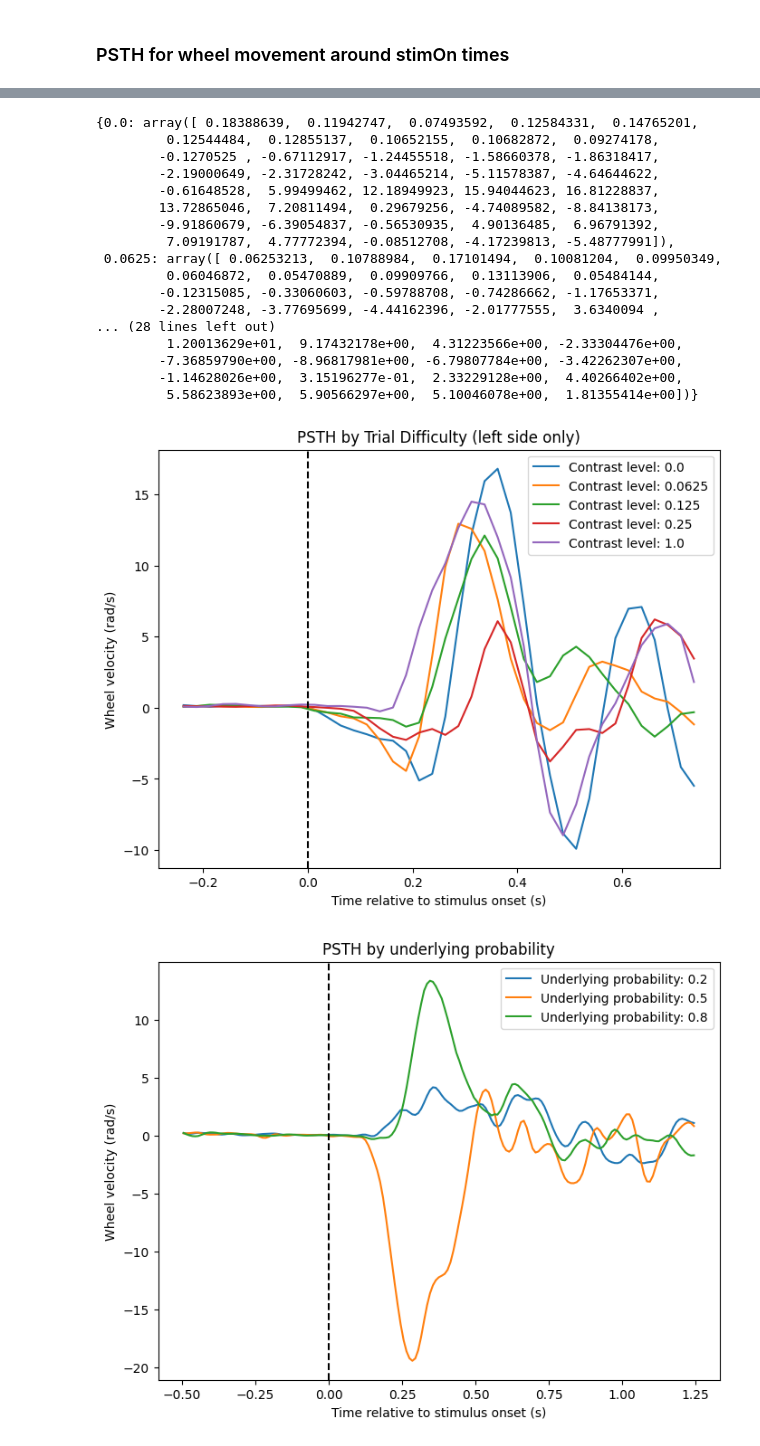
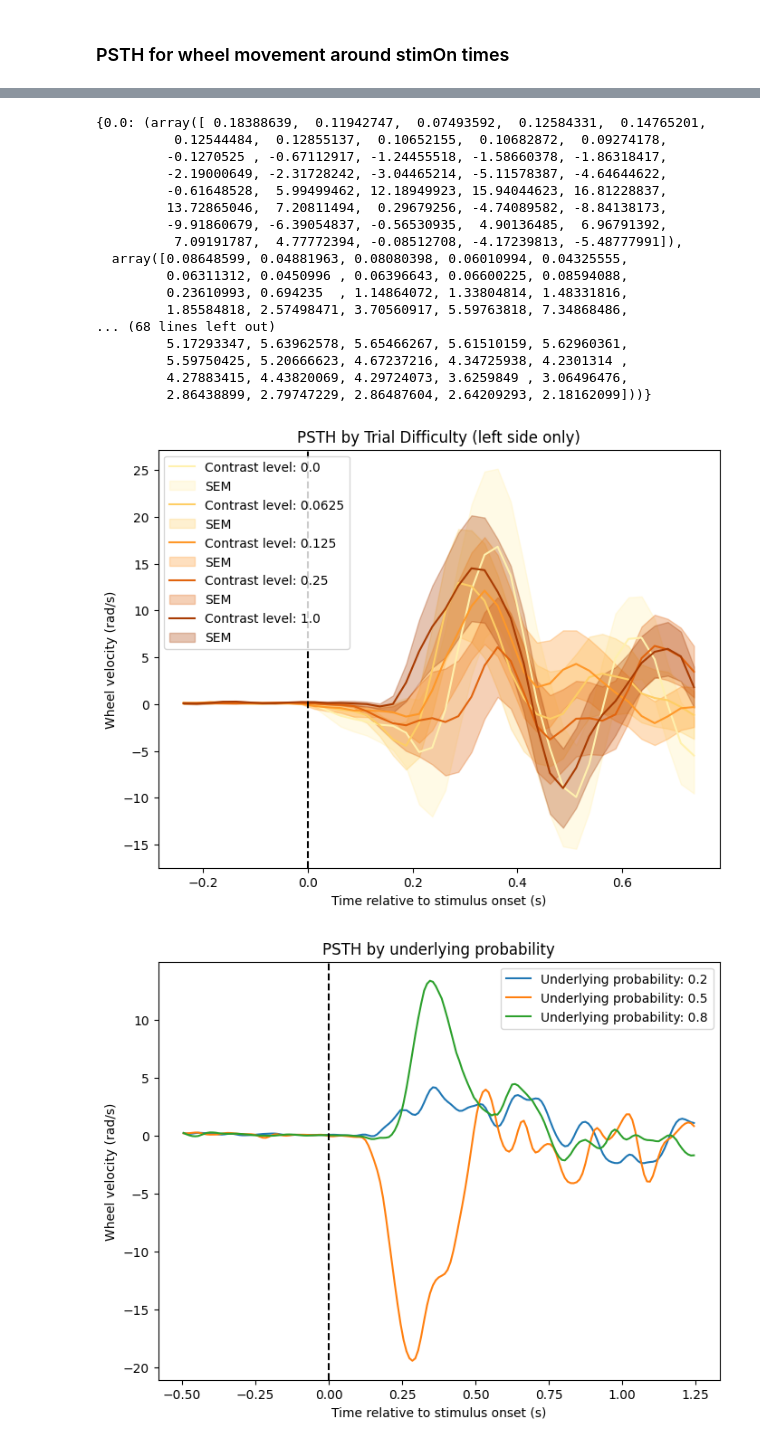
Before and after one commit to davcrom/ibl_neuromodulators, a Jupyter notebook: 02_serotonin_rpe.ipynb, the cells around one changed output, grey strips where cells are left out. Saved outputs shown, nothing was run; the diff lists cells and outputs as text; code cells hidden in the pictures.

```diff
--- a/02_serotonin_rpe.ipynb
+++ b/02_serotonin_rpe.ipynb
@@ -279,8 +278,17 @@ from brainbox.singlecell import bin_spikes
 # Compute raster of wheel in 0.05s bins between 0.5s before the first move is detected to 1s after the first move is detected
 bin_size = 0.05
 pre_time = 0.2
-post_time = 0.5
+post_time = 1
 wheel_raster, times = bin_spikes(sl.wheel['times'], events, pre_time=pre_time, post_time=post_time,
                                  bin_size=bin_size, weights=sl.wheel['velocity'])
 # events
+
+# separate by left and right trials
+left_idx = ~np.isnan(sl.trials['contrastLeft'])
+right_idx = ~np.isnan(sl.trials['contrastRight'])
+wheel_psth_left = np.nanmean(wheel_raster[left_idx], axis=0)
+wheel_psth_right = np.nanmean(wheel_raster[right_idx], axis=0)
+
+# for all trials, not separated by left or right
+psth_avg = np.mean(wheel_raster, axis=0)
 # %%
@@ -330,43 +329,59 @@ for level in contrast_levels:
         weights=sl.wheel['velocity']
     )
 
-    psth = wheel_raster.mean(axis=0)
+    psth = (wheel_raster.mean(axis=0), np.std(wheel_raster, axis=0) / np.sqrt(wheel_raster.shape[0]))
     psth_dict[level] = psth  # store for this level
 
 # formatted for printing
 np.set_printoptions(legacy='1.25')
 psth_dict
+
+# compute the standard error, which is defined as the stdev/sqrt(N)
+# psth_stdev = np.std(wheel_raster, axis=0)
+# psth_ste = psth_stdev / np.sqrt(wheel_raster.shape[0])
+# psth_ste
 # %% [output]
-{0.0: array([ 0.18388639,  0.11942747,  0.07493592,  0.12584331,  0.14765201,
-         0.12544484,  0.12855137,  0.10652155,  0.10682872,  0.09274178,
-        -0.1270525 , -0.67112917, -1.24455518, -1.58660378, -1.86318417,
-        -2.19000649, -2.31728242, -3.04465214, -5.11578387, -4.64644622,
-        -0.61648528,  5.99499462, 12.18949923, 15.94044623, 16.81228837,
-        13.72865046,  7.20811494,  0.29679256, -4.74089582, -8.84138173,
-        -9.91860679, -6.39054837, -0.56530935,  4.90136485,  6.96791392,
-         7.09191787,  4.77772394, -0.08512708, -4.17239813, -5.48777991]),
- 0.0625: array([ 0.06253213,  0.10788984,  0.17101494,  0.10081204,  0.09950349,
-         0.06046872,  0.05470889,  0.09909766,  0.13113906,  0.05484144,
-        -0.12315085, -0.33060603, -0.59788708, -0.74286662, -1.17653371,
-        -2.28007248, -3.77695699, -4.44162396, -2.01777555,  3.6340094 ,
-... (28 lines left out)
-         1.20013629e+01,  9.17432178e+00,  4.31223566e+00, -2.33304476e+00,
-        -7.36859790e+00, -8.96817981e+00, -6.79807784e+00, -3.42262307e+00,
-        -1.14628026e+00,  3.15196277e-01,  2.33229128e+00,  4.40266402e+00,
-         5.58623893e+00,  5.90566297e+00,  5.10046078e+00,  1.81355414e+00])}
+{0.0: (array([ 0.18388639,  0.11942747,  0.07493592,  0.12584331,  0.14765201,
+          0.12544484,  0.12855137,  0.10652155,  0.10682872,  0.09274178,
+         -0.1270525 , -0.67112917, -1.24455518, -1.58660378, -1.86318417,
+         -2.19000649, -2.31728242, -3.04465214, -5.11578387, -4.64644622,
+         -0.61648528,  5.99499462, 12.18949923, 15.94044623, 16.81228837,
+         13.72865046,  7.20811494,  0.29679256, -4.74089582, -8.84138173,
+         -9.91860679, -6.39054837, -0.56530935,  4.90136485,  6.96791392,
+          7.09191787,  4.77772394, -0.08512708, -4.17239813, -5.48777991]),
+  array([0.08648599, 0.04881963, 0.08080398, 0.06010994, 0.04325555,
+         0.06311312, 0.0450996 , 0.06396643, 0.06600225, 0.08594088,
+         0.23610993, 0.694235  , 1.14864072, 1.33804814, 1.48331816,
+         1.85584818, 2.57498471, 3.70560917, 5.59763818, 7.34868486,
+... (68 lines left out)
+         5.17293347, 5.63962578, 5.65466267, 5.61510159, 5.62960361,
+         5.59750425, 5.20666623, 4.67237216, 4.34725938, 4.2301314 ,
+         4.27883415, 4.43820069, 4.29724073, 3.6259849 , 3.06496476,
+         2.86438899, 2.79747229, 2.86487604, 2.64209293, 2.18162099]))}
 # %%
+import seaborn as sns
+
 plt.figure(figsize=(8, 6))
+n_lines = len(psth_dict)
+
+# Get discrete colors from the 'Blues' palette
+palette = sns.color_palette("YlOrBr", n_lines)  # returns list of RGB tuples
+
+idx = 0
 for level, psth in psth_dict.items():
-    plt.plot(tscale, psth, label=f'Contrast level: {level}')
+    plt.plot(tscale, psth[0], color=palette[idx], label=f'Contrast level: {level}')
+    plt.fill_between(tscale, psth[0] - psth[1], psth[0] + psth[1],
+                 color=palette[idx], alpha=0.3, label='SEM')
+    idx += 1
 
 plt.xlabel('Time relative to stimulus onset (s)')
 plt.ylabel('Wheel velocity (rad/s)')
 plt.title('PSTH by Trial Difficulty (left side only)')
 plt.axvline(0, c='k', linestyle='--')
 plt.legend()
 plt.show()
 # %% [output]
-[figure, old version]
+[figure, new version]
 # %%
 # extract low contrast trials
 low_contrast_trials = trials_df[(trials_df['contrastLeft']==0)|(trials_df['contrastRight']==0)]
```
Also changed, not shown: parts of 11 cells of this notebook.
